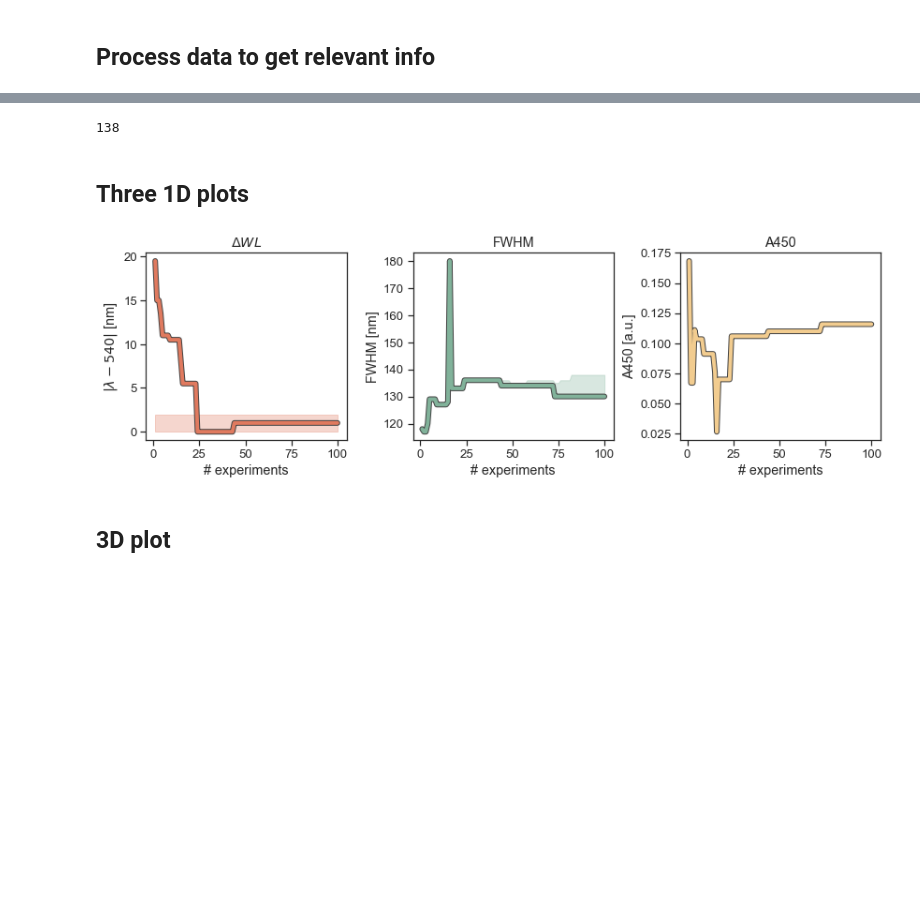
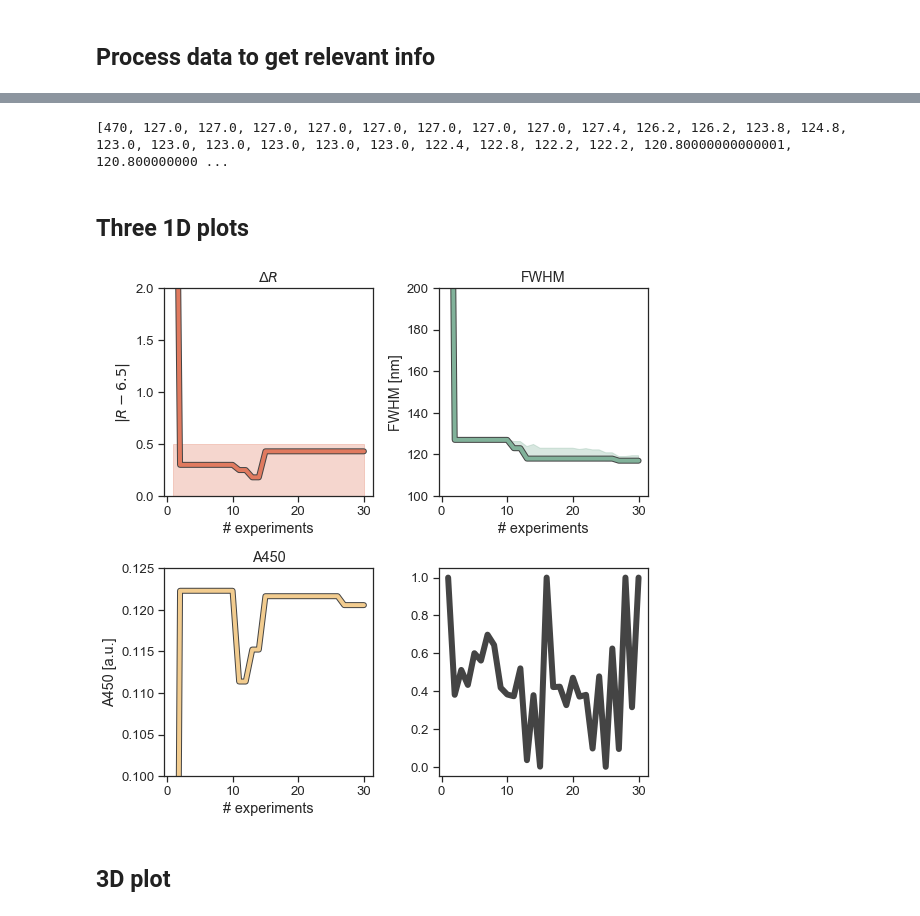
Before and after one commit to htao7/goldnp_data, a Jupyter notebook: plots_HT.ipynb, the cells around one changed output, grey strips where cells are left out. Saved outputs shown, nothing was run; the diff lists cells and outputs as text; code cells hidden in the pictures; blank space fills up the shorter version.

```diff
--- a/plots_HT.ipynb
+++ b/plots_HT.ipynb
@@ -13,7 +13,7 @@ from chimera import Chimera
 sns.set(style='ticks', context='notebook', font_scale=1.2)
 # %%
 # load experimental data
-data = pd.read_csv('big1.csv')
+data = pd.read_csv('small1.csv')
 # data = data[data.WL != 0]
 # data.reset_index(drop=True, inplace=True)
 data.loc[:, 'WL_transformed'] = np.abs(data.loc[:, 'WL'] - 540)  # target is 540 +/- 2
@@ -83,13 +89,14 @@ max_fwhm_list = []
 thr_fwhm_list = []
 
 for i in data_post.index:
-    indices_met_WL = np.where(data.loc[:i, 'WL_transformed'] <= 2.0)[0]
-#     indices_met_WL = np.where(data.loc[:i, 'R_transformed'] <= 0.5)[0]
+#     indices_met_WL = np.where(data.loc[:i, 'WL_transformed'] < 2.0)[0]
+    indices_met_WL = np.where(data.loc[:i, 'R_transformed'] < 0.5)[0]
 #     print (i, indices_met_WL)
     if indices_met_WL.size != 0:
         min_fwhm = data.loc[indices_met_WL, 'FWHM'].min()
-        sorted_fwhm = np.unique(data.loc[indices_met_WL, 'FWHM'])
-        thr_fwhm = sorted_fwhm[int(len(sorted_fwhm) * 0.4)]
+#         sorted_fwhm = np.sort(data.loc[indices_met_WL, 'FWHM'])
+#         thr_fwhm = sorted_fwhm[int(len(sorted_fwhm) * 0.4)]
+        thr_fwhm = np.percentile(data.loc[indices_met_WL, 'FWHM'], 40, interpolation='linear')
         max_fwhm = data.loc[indices_met_WL, 'FWHM'].max()
 #         thr_fwhm = min_fwhm + (max_fwhm - min_fwhm) * 0.4
     else:
@@ -103,14 +110,14 @@ for i in data_post.index:
 # min_fwhm = data.loc[:, 'FWHM'].min()
 # max_fwhm = data.loc[:, 'FWHM'].max()
 # thres_fwhm = data.loc[:, 'FWHM'].min() + (max_fwhm - min_fwhm) * 0.4
-print (thr_fwhm_list[-1])
+print (thr_fwhm_list)
 # %% [output]
-138
+[470, 127.0, 127.0, 127.0, 127.0, 127.0, 127.0, 127.0, 127.0, 127.4, 126.2, 126.2, 123.8, 124.8, 123.0, 123.0, 123.0, 123.0, 123.0, 123.0, 122.4, 122.8, 122.2, 122.2, 120.80000000000001, 120.800000000 ...
 # %% [markdown]
 ## Three 1D plots
 # %%
-fig, (ax1, ax2, ax3) = plt.subplots(ncols=3, nrows=1, figsize=(12,4))
-# fig, [[ax1, ax2], [ax3, ax4]] = plt.subplots(ncols=2, nrows=2, figsize=(8,8))
+# fig, (ax1, ax2, ax3) = plt.subplots(ncols=3, nrows=1, figsize=(12,4))
+fig, [[ax1, ax2], [ax3, ax4]] = plt.subplots(ncols=2, nrows=2, figsize=(8,8))
 
 experiment_nums = range(data_post_num + 1, len(data) + 1, 1)  # for x-axis
 
@@ -129,44 +136,44 @@ ax1.plot(experiment_nums, obj_1, color=c1, linewidth=4)
 
 ax2.plot(experiment_nums, obj_2, color='#444444', linewidth=6)
 ax2.plot(experiment_nums, obj_2, color=c2, linewidth=4)
 
 ax3.plot(experiment_nums, obj_3, color='#444444', linewidth=6)
 ax3.plot(experiment_nums, obj_3, color=c3, linewidth=4)
 
-# ax4.plot(experiment_nums, scalarized[data_post_num:], color='#444444', linewidth=6)
+ax4.plot(experiment_nums, scalarized[data_post_num:], color='#444444', linewidth=6)
 
 # -------------------------------------
 # plot target region for the objectives
 # -------------------------------------
-ax1.fill_between(x=experiment_nums, y1=0.0, y2=2.0, color=c1, alpha=0.3)
-# ax1.fill_between(x=experiment_nums, y1=0.0, y2=0.5, color=c1, alpha=0.3)
+# ax1.fill_between(x=experiment_nums, y1=0.0, y2=2.0, color=c1, alpha=0.3)
+ax1.fill_between(x=experiment_nums, y1=0.0, y2=0.5, color=c1, alpha=0.3)
 
 #ax2.fill_between(x=experiment_nums, y1=min_fwhm, y2=thr_fwhm, color=c2, alpha=0.3)  # simpler
 ax2.fill_between(x=experiment_nums, y1=min_fwhm_list, y2=thr_fwhm_list, color=c2, alpha=0.3)  # perhaps more accurate
 
 
 # titles and labels
 for ax in [ax1, ax2, ax3]:
     ax.set_xlabel('# experiments')
 
-ax1.set_title('$\Delta WL$')
-# ax1.set_title('$\Delta R$')
+# ax1.set_title('$\Delta WL$')
+ax1.set_title('$\Delta R$')
 ax2.set_title('FWHM')
 ax3.set_title('A450')
 
-ax1.set_ylabel('$|\lambda - 540|$ [nm]')
-# ax1.set_ylabel('$|R - 6.5|$')
+# ax1.set_ylabel('$|\lambda - 540|$ [nm]')
+ax1.set_ylabel('$|R - 6.5|$')
 ax2.set_ylabel('FWHM [nm]')
 ax3.set_ylabel('A450 [a.u.]')
 
-# ax1.set_ylim([0.,2.])
-# ax2.set_ylim([100.,200.])
-# ax3.set_ylim([0.1,0.125])
+ax1.set_ylim([0.,2.])
+ax2.set_ylim([100.,200.])
+ax3.set_ylim([0.1,0.125])
 
 plt.tight_layout()
 fig.savefig("objectives_plot.pdf", bbox_inches='tight')
 # %% [output]
-[figure, old version]
+[figure, new version]
 # %% [markdown]
 ## 3D plot
 # %%
```
Also changed, not shown: parts of 2 cells of this notebook.
